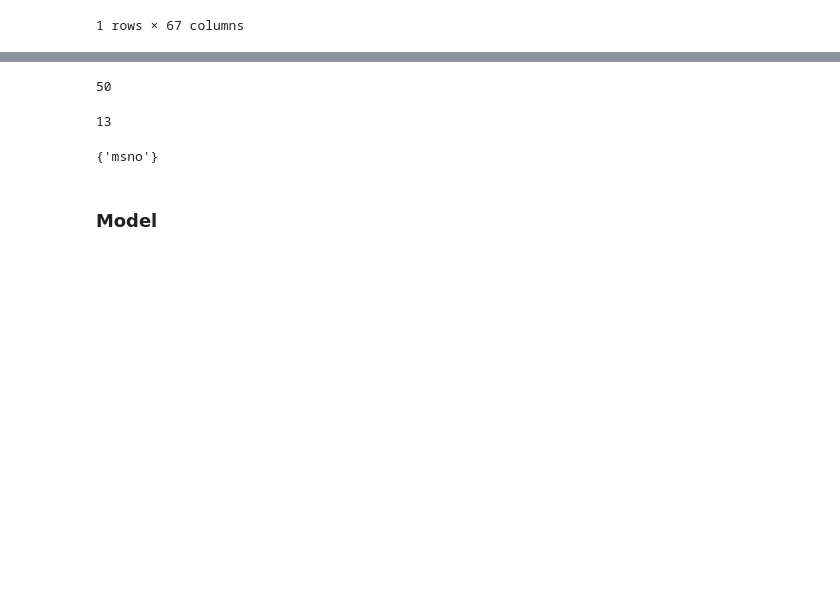
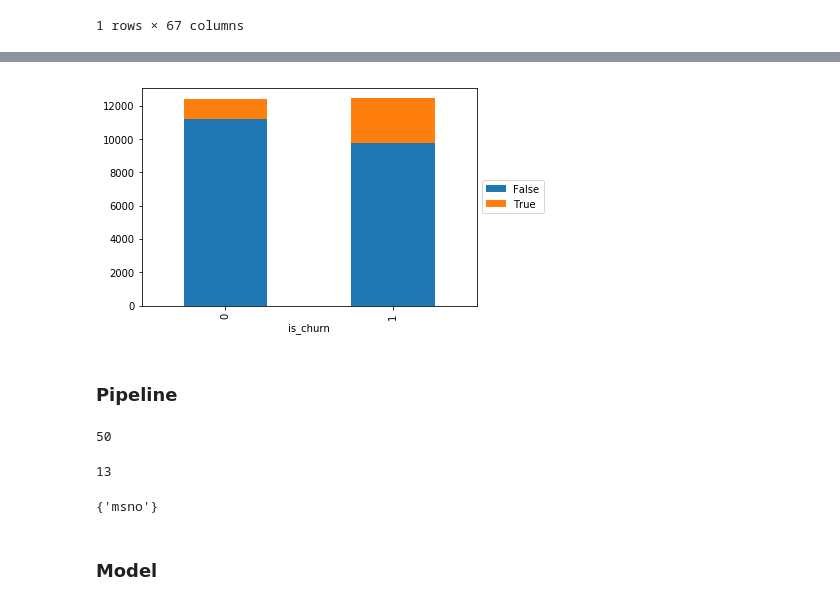
Before and after one commit to adamribaudo/ds5500-capstone, a Jupyter notebook: Logistic Regression/Merge_Pipeline.ipynb, the cells around one changed output, grey strips where cells are left out. Saved outputs shown, nothing was run; the diff lists cells and outputs as text; code cells hidden in the pictures; blank space fills up the shorter version.

```diff
--- a/Logistic Regression/Merge_Pipeline.ipynb
+++ b/Logistic Regression/Merge_Pipeline.ipynb
@@ -82,3 +103,10 @@ X_train = X_train.sort_values('msno')
+# %%
+plt.legend(loc='center left', bbox_to_anchor=(1.0, 0.5))
+plt.show()
+# %% [output]
+[figure, added]
+# %% [markdown]
+### Pipeline
 # %%
 cat_attribs=['city','gender','registered_via','payment_method_id_most_common','payment_plan_days_most_common',
              'plan_list_price_most_common','actual_amount_paid_most_common','is_auto_renew_change_or_not',
```
Also changed, not shown: parts of 17 cells of this notebook.
